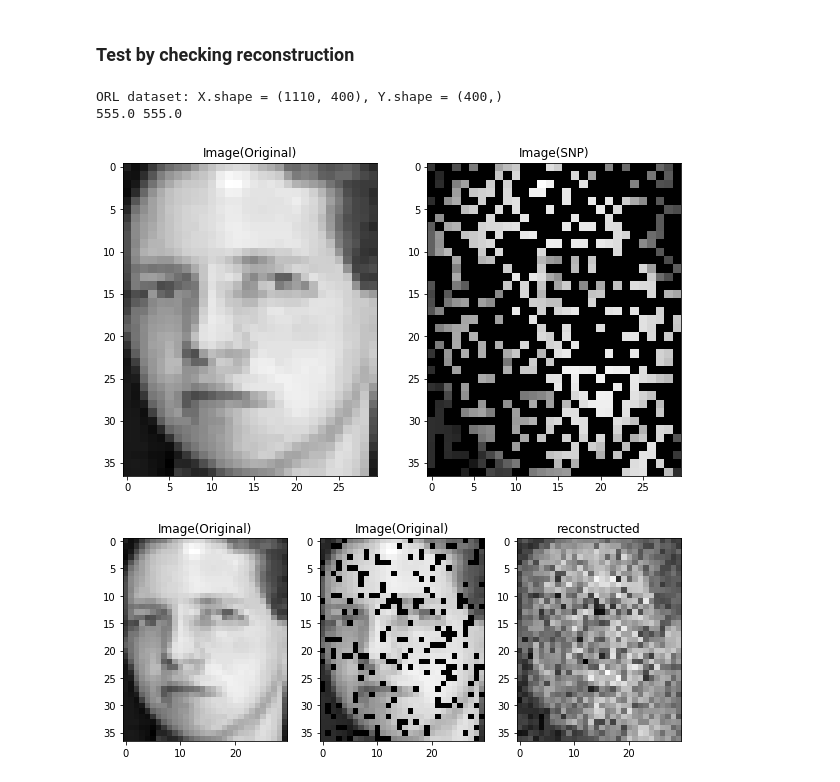
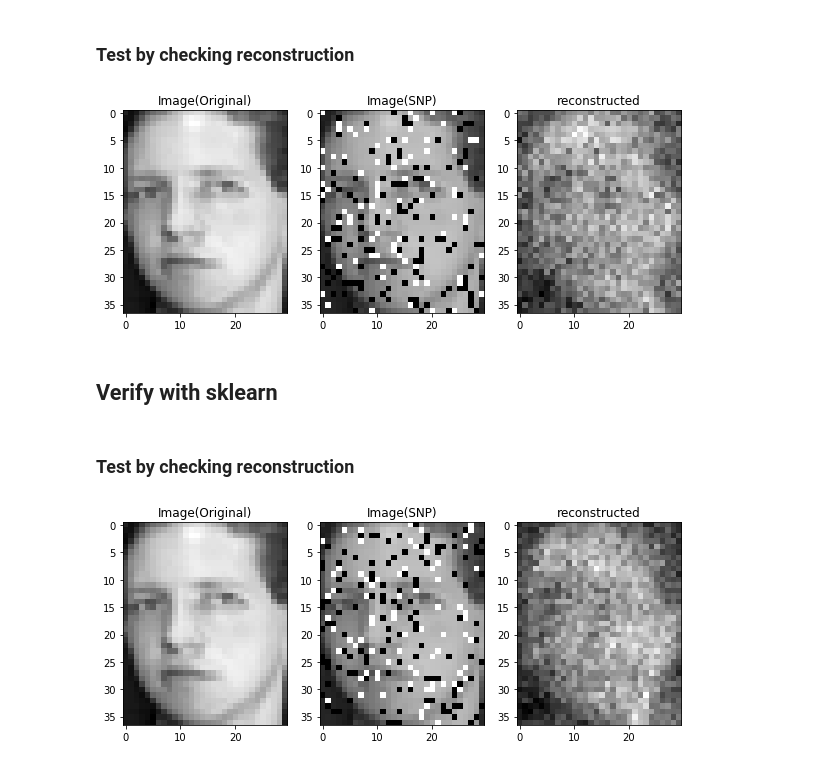
Before and after one commit to Dovermore/COMP5328NMF, a Jupyter notebook: src/nmf_test.ipynb, the cells around one changed output. Cells and saved outputs as stored; diff of their text form; code cells hidden in the pictures.

Commit message:
update test with sklearn verification

```diff
--- a/src/nmf_test.ipynb
+++ b/src/nmf_test.ipynb
@@ -43,16 +58,3 @@ def fit(n, d, n_components, max_iter, verbose):
     nmf_l2.fit(X[:d, :n])
 # %% [markdown]
 ### Test by checking reconstruction
-# %%
-X, Y = load_data(root='data/ORL', reduce=3)
-print('ORL dataset: X.shape = {}, Y.shape = {}'.format(X.shape, Y.shape))
-
-n_components = 50
-max_iter = 1000
-verbose = 0
-
-nmf_l2 = NmfL2Estimator(n_components, max_iter=max_iter, verbose=verbose)
-nmf_l2.fit(X)
-D = nmf_l2.D
-R = nmf_l2.R
-X_pred = D @ R
@@ -94,25 +107,39 @@ def fit(n, d, n_components, max_iter, verbose):
     nmf_hyper.fit(X[:d, :n])
 # %% [markdown]
 ### Test by checking reconstruction
+# %%
+n_components = 30
+max_iter = 1000
+verbose = 0
+
+nmf_hyper = NmfHyperEstimator(n_components=n_components, max_iter=max_iter, verbose=verbose)
+H = nmf_hyper.fit_transform(X_snp)
+W = nmf_hyper.components_
+X_pred = W @ H
 # %%
-X, Y = load_data(root='data/ORL', reduce=3)
-print('ORL dataset: X.shape = {}, Y.shape = {}'.format(X.shape, Y.shape))
-X_snp = SaltNPepper(1, 0.5).fit_transform(X)
-
-ind = 2
+# Plot result.
+import matplotlib.pyplot as plt
+img_size = [i//3 for i in (92, 112)] # ORL
+ind = 2 # index of demo image.
 img = X[:, ind]
 img_snp = X_snp[:, ind]
+img_pred = X_pred[:, ind]
 
 plt.figure(figsize=(10,6))
-plt.subplot(121)
+plt.subplot(131)
 plt.imshow(img.reshape(img_size[1],img_size[0]), cmap=plt.cm.gray)
 plt.title('Image(Original)')
-plt.subplot(122)
+plt.subplot(132)
 plt.imshow(img_snp.reshape(img_size[1],img_size[0]), cmap=plt.cm.gray)
 plt.title('Image(SNP)')
+plt.subplot(133)
+plt.imshow(img_pred.reshape(img_size[1],img_size[0]), cmap=plt.cm.gray)
+plt.title('reconstructed')
 plt.show()
 # %% [output]
-ORL dataset: X.shape = (1110, 400), Y.shape = (400,)
-555.0 555.0
-[figure, old version]
+[figure, new version]
+# %% [markdown]
+## Verify with sklearn
+# %% [markdown]
+### Test by checking reconstruction
 # %%
@@ -140,10 +168,10 @@ plt.imshow(img.reshape(img_size[1],img_size[0]), cmap=plt.cm.gray)
 plt.title('Image(Original)')
 plt.subplot(132)
 plt.imshow(img_snp.reshape(img_size[1],img_size[0]), cmap=plt.cm.gray)
-plt.title('Image(Original)')
+plt.title('Image(SNP)')
 plt.subplot(133)
 plt.imshow(img_pred.reshape(img_size[1],img_size[0]), cmap=plt.cm.gray)
 plt.title('reconstructed')
 plt.show()
 # %% [output]
-[figure, old version]
+[figure, new version]
```
Also changed, not shown: parts of 6 cells of this notebook.
